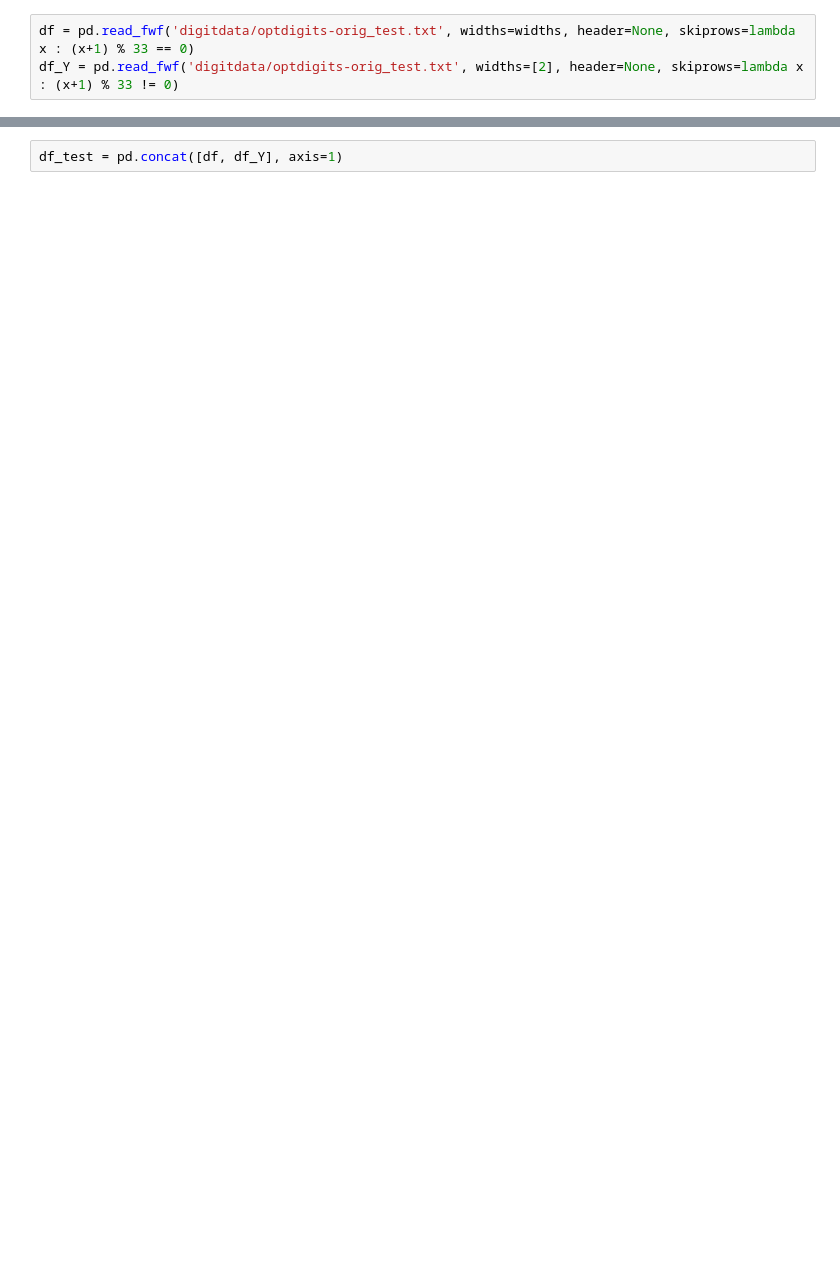
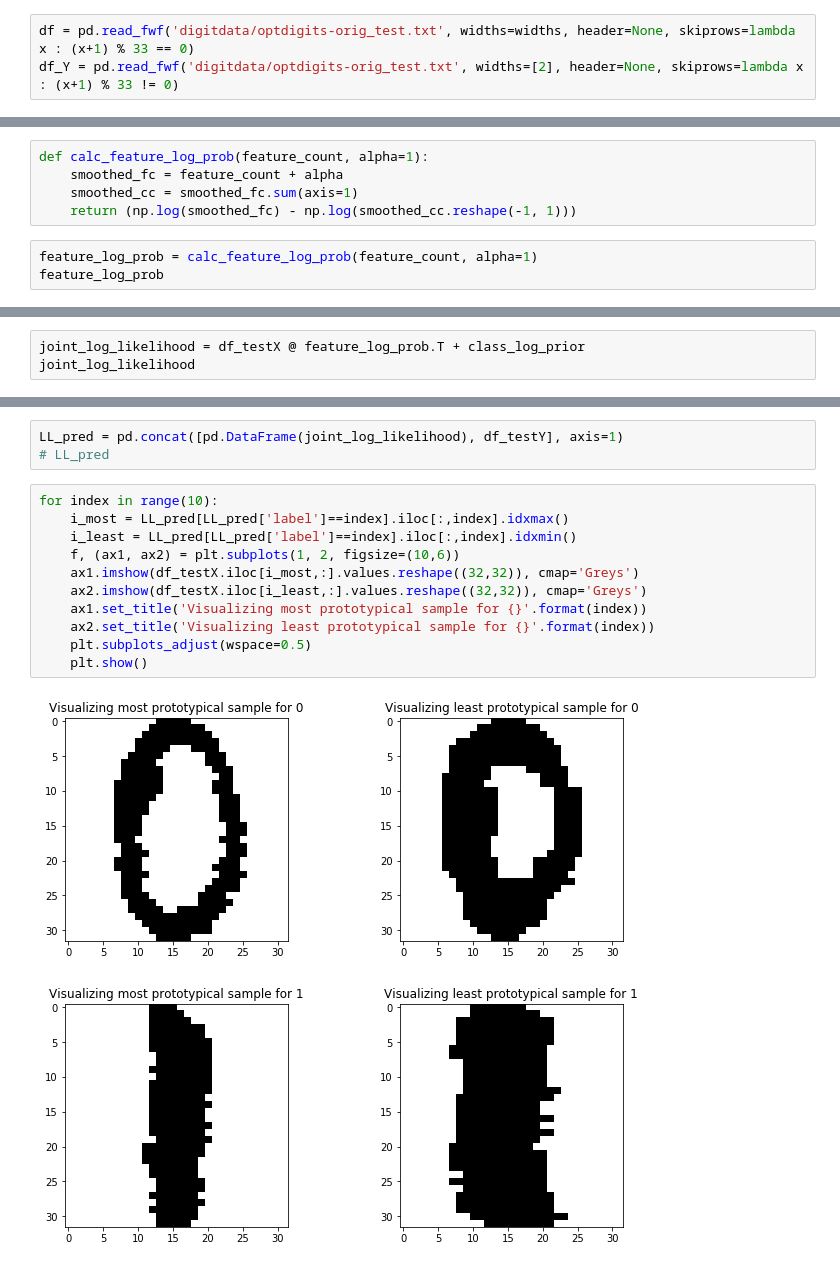
Before and after one commit to 20joseph10/CS440-MP3, a Jupyter notebook: MP3.ipynb, the cells around one changed output, grey strips where cells are left out. Drawn from its saved outputs; the diff is of its cells as text; blank space fills up the shorter version.

```diff
--- a/MP3.ipynb
+++ b/MP3.ipynb
@@ -19,0 +59,8 @@ df_Y.columns = ['label']
+# %%
+def calc_feature_log_prob(feature_count, alpha=1):
+    smoothed_fc = feature_count + alpha
+    smoothed_cc = smoothed_fc.sum(axis=1)
+    return (np.log(smoothed_fc) - np.log(smoothed_cc.reshape(-1, 1)))
+# %%
+feature_log_prob = calc_feature_log_prob(feature_count, alpha=1)
+feature_log_prob
@@ -19,0 +81,3 @@ df_Y.columns = ['label']
+# %%
+joint_log_likelihood = df_testX @ feature_log_prob.T + class_log_prior
+joint_log_likelihood
@@ -20,2 +136,17 @@ df_Y.columns = ['label']
 # %%
-df_test = pd.concat([df, df_Y], axis=1)
+LL_pred = pd.concat([pd.DataFrame(joint_log_likelihood), df_testY], axis=1)
+# LL_pred
+# %%
+for index in range(10):
+    i_most = LL_pred[LL_pred['label']==index].iloc[:,index].idxmax()
+    i_least = LL_pred[LL_pred['label']==index].iloc[:,index].idxmin()
+    f, (ax1, ax2) = plt.subplots(1, 2, figsize=(10,6))
+    ax1.imshow(df_testX.iloc[i_most,:].values.reshape((32,32)), cmap='Greys')
+    ax2.imshow(df_testX.iloc[i_least,:].values.reshape((32,32)), cmap='Greys')
+    ax1.set_title('Visualizing most prototypical sample for {}'.format(index))
+    ax2.set_title('Visualizing least prototypical sample for {}'.format(index))
+    plt.subplots_adjust(wspace=0.5)
+    plt.show()
+# %% [output]
+[figure, added]
+[figure, added]
```
Also changed, not shown: parts of 23 cells of this notebook.
